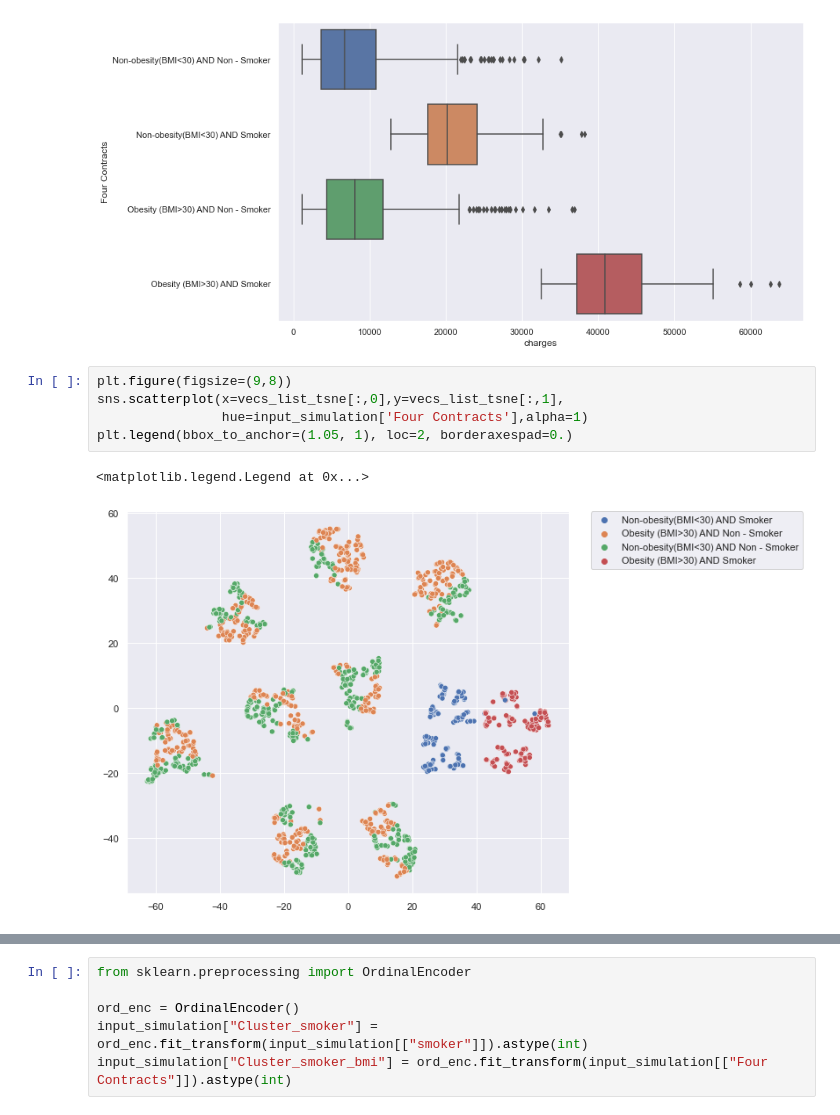
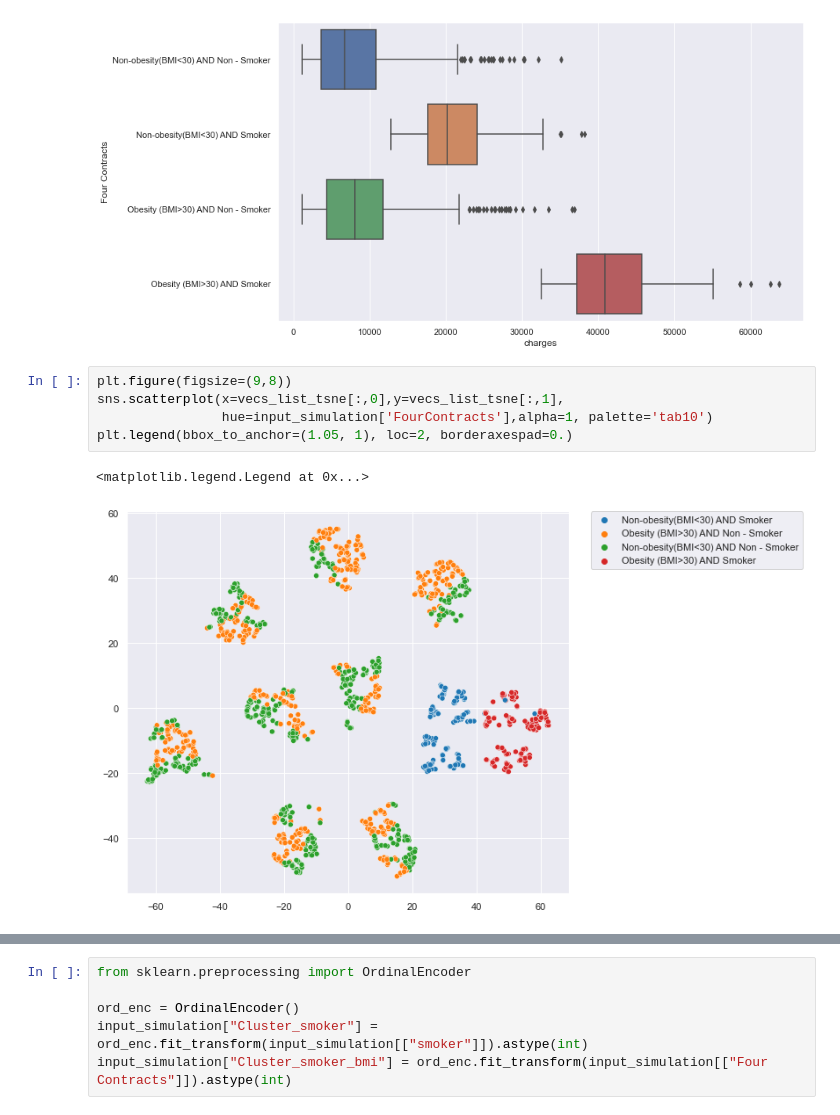
Before and after one commit to renatoquiliche/Insurance-Mathematics-Economics-ADR, a Jupyter notebook: Scripts/Python Code/Clustering_partitions_interpretation.ipynb, the cells around one changed output, grey strips where cells are left out. Cells and saved outputs as stored; diff of their text form.

```diff
--- a/Scripts/Python Code/Clustering_partitions_interpretation.ipynb
+++ b/Scripts/Python Code/Clustering_partitions_interpretation.ipynb
@@ -308,11 +308,11 @@ sns.boxplot(x="charges", y="Four Contracts", data=input_simulation, order=["Non-
 # %%
 plt.figure(figsize=(9,8))
 sns.scatterplot(x=vecs_list_tsne[:,0],y=vecs_list_tsne[:,1],
-                hue=input_simulation['Four Contracts'],alpha=1)
+                hue=input_simulation['FourContracts'],alpha=1, palette='tab10')
 plt.legend(bbox_to_anchor=(1.05, 1), loc=2, borderaxespad=0.)
 # %% [output]
 <matplotlib.legend.Legend at 0x...>
-[figure, old version]
+[figure, new version]
 # %%
 plt.figure(figsize=(9,8))
 sns.scatterplot(x=vecs_list_tsne[:,0],y=vecs_list_tsne[:,1],
```
Also changed, not shown: parts of 8 cells of this notebook, 5 other files.
